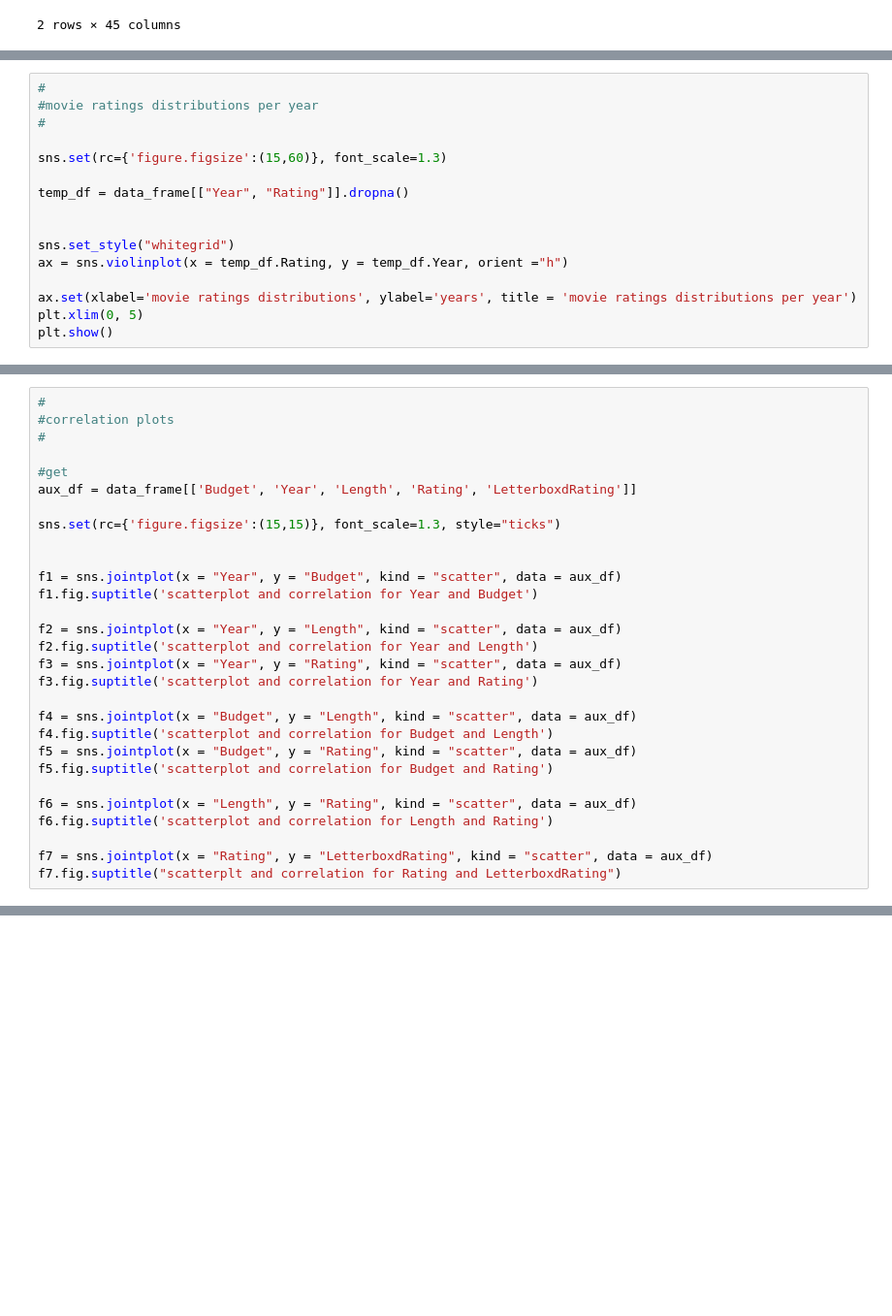
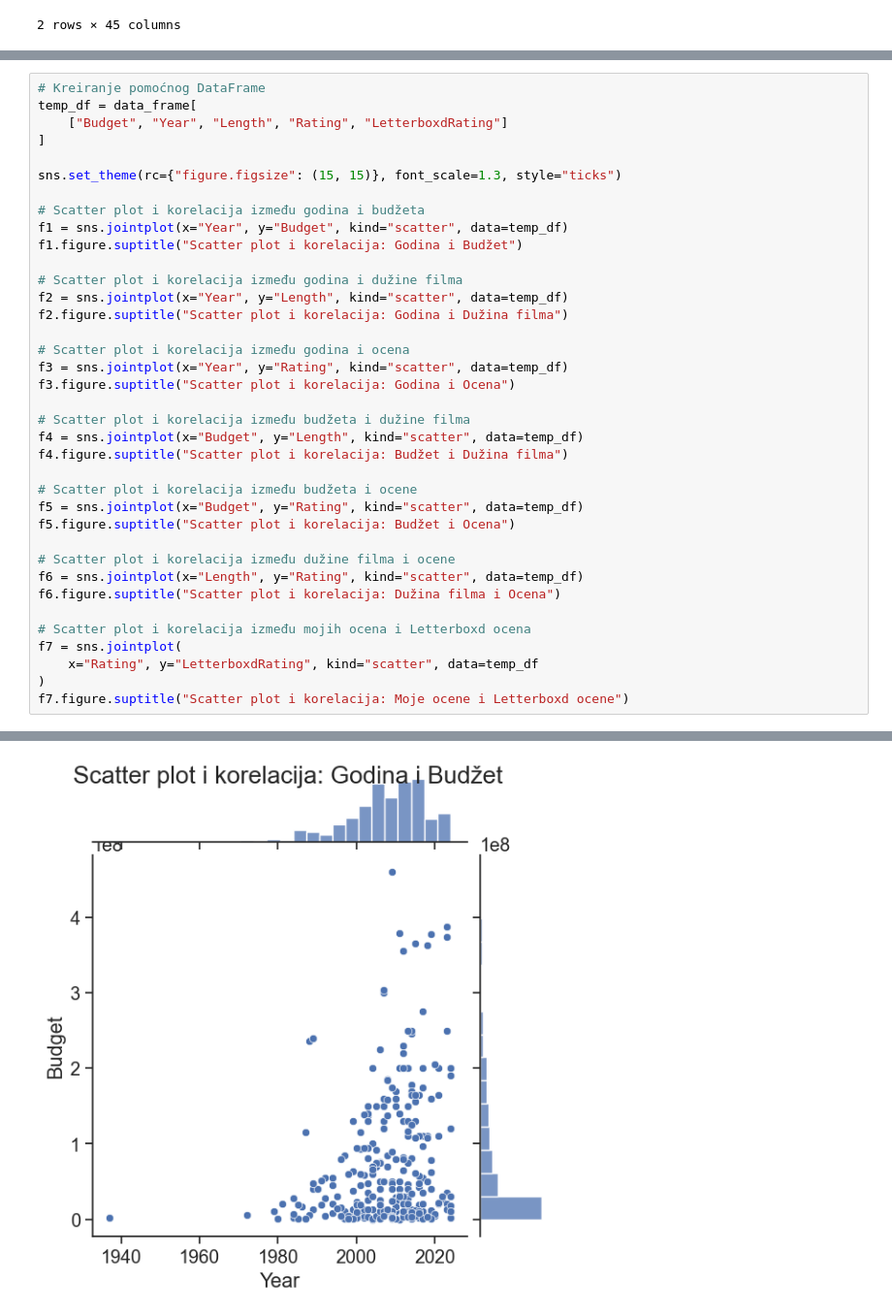
Before and after one commit to Chothulhu/letterboxd-watchlist-analysis, a Jupyter notebook: AnalizaFilmova.ipynb, the cells around one changed output, grey strips where cells are left out. Shown at 97% size. Cells and saved outputs as stored; diff of their text form; blank space fills up the shorter version.

```diff
--- a/AnalizaFilmova.ipynb
+++ b/AnalizaFilmova.ipynb
@@ -343,19 +342,3 @@ ax = sns.histplot(temp_df["Rating"], bins=30, kde=True)
 plt.show()
 # %% [output]
 [figure]
-# %%
-#
-#movie ratings distributions per year
-#
-
-sns.set(rc={'figure.figsize':(15,60)}, font_scale=1.3)
-
-temp_df = data_frame[["Year", "Rating"]].dropna()
-
-
-sns.set_style("whitegrid")
-ax = sns.violinplot(x = temp_df.Rating, y = temp_df.Year, orient ="h")
-
-ax.set(xlabel='movie ratings distributions', ylabel='years', title = 'movie ratings distributions per year')
-plt.xlim(0, 5)
-plt.show()
@@ -366,30 +347,38 @@ plt.show()
 # %%
-#
-#correlation plots
-#
+# Kreiranje pomoćnog DataFrame
+temp_df = data_frame[
+    ["Budget", "Year", "Length", "Rating", "LetterboxdRating"]
+]
 
-#get
-aux_df = data_frame[['Budget', 'Year', 'Length', 'Rating', 'LetterboxdRating']]
+sns.set_theme(rc={"figure.figsize": (15, 15)}, font_scale=1.3, style="ticks")
 
-sns.set(rc={'figure.figsize':(15,15)}, font_scale=1.3, style="ticks")
+# Scatter plot i korelacija između godina i budžeta
+f1 = sns.jointplot(x="Year", y="Budget", kind="scatter", data=temp_df)
+f1.figure.suptitle("Scatter plot i korelacija: Godina i Budžet")
 
+# Scatter plot i korelacija između godina i dužine filma
+f2 = sns.jointplot(x="Year", y="Length", kind="scatter", data=temp_df)
+f2.figure.suptitle("Scatter plot i korelacija: Godina i Dužina filma")
 
-f1 = sns.jointplot(x = "Year", y = "Budget", kind = "scatter", data = aux_df)
-f1.fig.suptitle('scatterplot and correlation for Year and Budget')
+# Scatter plot i korelacija između godina i ocena
+f3 = sns.jointplot(x="Year", y="Rating", kind="scatter", data=temp_df)
+f3.figure.suptitle("Scatter plot i korelacija: Godina i Ocena")
 
-f2 = sns.jointplot(x = "Year", y = "Length", kind = "scatter", data = aux_df)
-f2.fig.suptitle('scatterplot and correlation for Year and Length')
-f3 = sns.jointplot(x = "Year", y = "Rating", kind = "scatter", data = aux_df)
-f3.fig.suptitle('scatterplot and correlation for Year and Rating')
+# Scatter plot i korelacija između budžeta i dužine filma
+f4 = sns.jointplot(x="Budget", y="Length", kind="scatter", data=temp_df)
+f4.figure.suptitle("Scatter plot i korelacija: Budžet i Dužina filma")
 
-f4 = sns.jointplot(x = "Budget", y = "Length", kind = "scatter", data = aux_df)
-f4.fig.suptitle('scatterplot and correlation for Budget and Length')
-f5 = sns.jointplot(x = "Budget", y = "Rating", kind = "scatter", data = aux_df)
-f5.fig.suptitle('scatterplot and correlation for Budget and Rating')
+# Scatter plot i korelacija između budžeta i ocene
+f5 = sns.jointplot(x="Budget", y="Rating", kind="scatter", data=temp_df)
+f5.figure.suptitle("Scatter plot i korelacija: Budžet i Ocena")
 
-f6 = sns.jointplot(x = "Length", y = "Rating", kind = "scatter", data = aux_df)
-f6.fig.suptitle('scatterplot and correlation for Length and Rating')
+# Scatter plot i korelacija između dužine filma i ocene
+f6 = sns.jointplot(x="Length", y="Rating", kind="scatter", data=temp_df)
+f6.figure.suptitle("Scatter plot i korelacija: Dužina filma i Ocena")
 
-f7 = sns.jointplot(x = "Rating", y = "LetterboxdRating", kind = "scatter", data = aux_df)
-f7.fig.suptitle("scatterplt and correlation for Rating and LetterboxdRating")
+# Scatter plot i korelacija između mojih ocena i Letterboxd ocena
+f7 = sns.jointplot(
+    x="Rating", y="LetterboxdRating", kind="scatter", data=temp_df
+)
+f7.figure.suptitle("Scatter plot i korelacija: Moje ocene i Letterboxd ocene")
 # %% [output]
@@ -396,0 +386 @@ Text(0.5, 0.98, 'scatterplt and correlation for Rating and LetterboxdRating')
+[figure, added]
```
Also changed, not shown: parts of 23 cells of this notebook, 9 other files.
